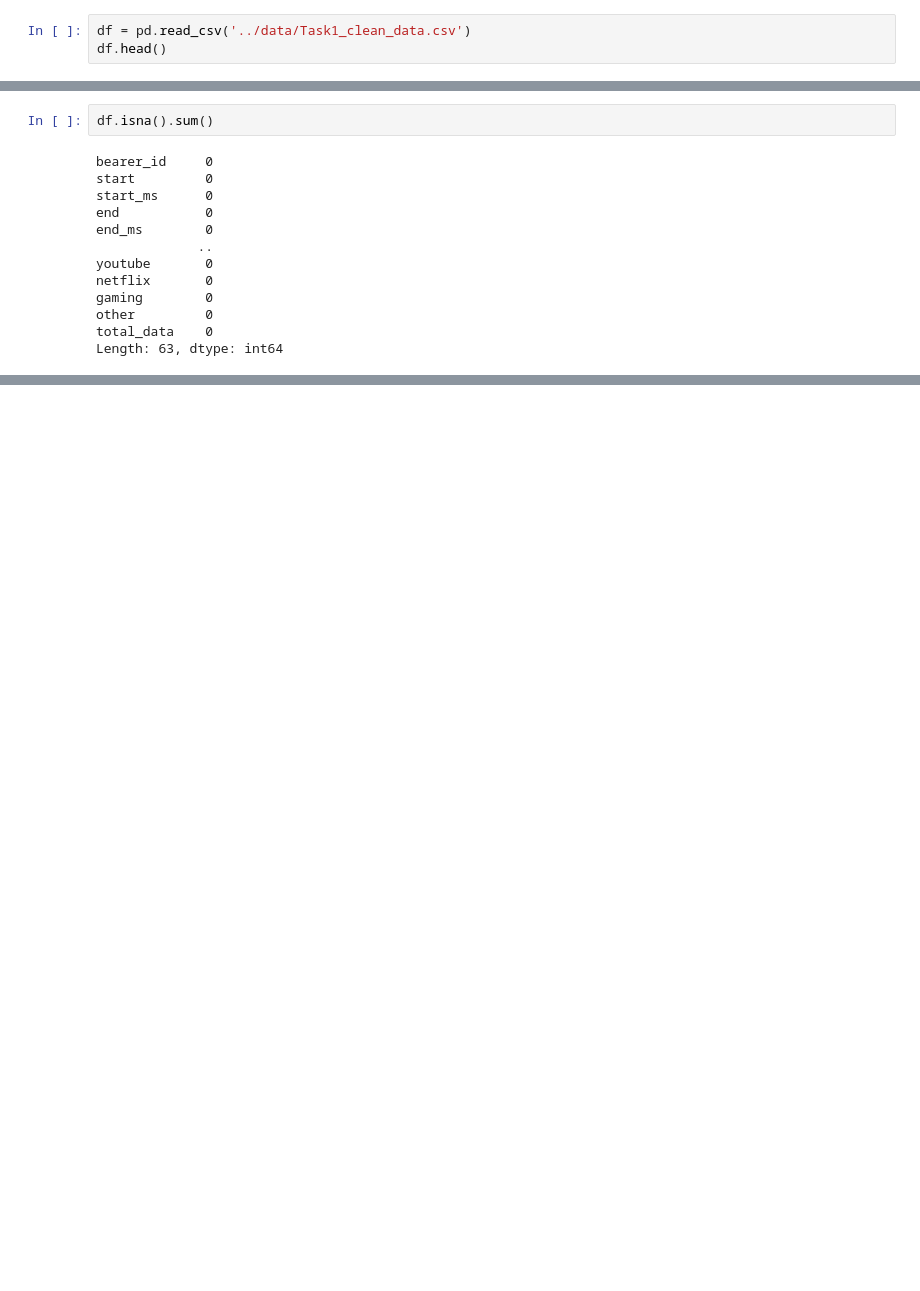
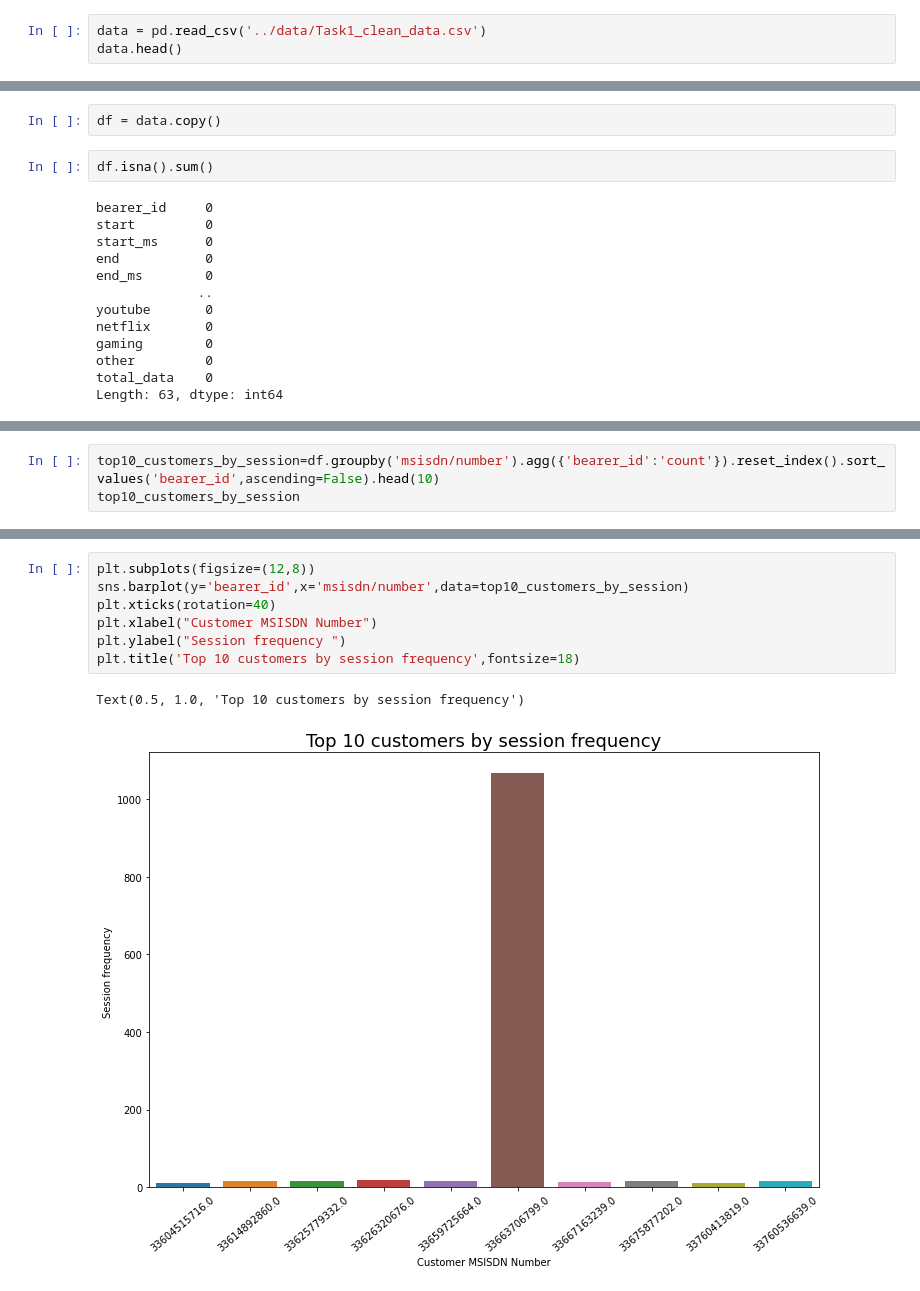
Before and after one commit to HenokD11/Analytics-Telecom-Data, a Jupyter notebook: notebooks/UserEngagement_Task2.ipynb, the cells around one changed output, grey strips where cells are left out. Saved outputs shown, nothing was run; the diff lists cells and outputs as text; blank space fills up the shorter version.

Commit message:
user engagement and useroverview data

```diff
--- a/notebooks/UserEngagement_Task2.ipynb
+++ b/notebooks/UserEngagement_Task2.ipynb
@@ -75,8 +75,8 @@ from sklearn.feature_selection import RFE
         2. the duration of the session
         3. the sessions total traffic (download and upload (bytes))
 # %%
-df = pd.read_csv('../data/Task1_clean_data.csv')
-df.head()
+data = pd.read_csv('../data/Task1_clean_data.csv')
+data.head()
 # %% [output]
 |  | bearer_id | start | start_ms | end | end_ms | dur._(ms) | imsi | msisdn/number | imei | ... |
 | 0 | 1.311448e+19 | 2019-04-04 12:01:18 | 770.0 | 2019-04-25 14:35:31 | 662.0 | 1823652.0 | 2.082014e+14 | 3.366496e+10 | 3.552121e+13 | ... |
@@ -85,6 +85,8 @@ df.head()
 | 3 | 1.311448e+19 | 2019-04-10 00:31:25 | 486.0 | 2019-04-25 07:36:35 | 171.0 | 1321509.0 | 2.082014e+14 | 3.375034e+10 | 3.535661e+13 | ... |
 | 4 | 1.311448e+19 | 2019-04-12 20:10:23 | 565.0 | 2019-04-25 10:40:32 | 954.0 | 1089009.0 | 2.082014e+14 | 3.369980e+10 | 3.540701e+13 | ... |
 5 rows × 63 columns
+# %%
+df = data.copy()
 # %%
 df.isna().sum()
 # %% [output]
@@ -102,0 +130,3 @@ Length: 63, dtype: int64
+# %%
+top10_customers_by_session=df.groupby('msisdn/number').agg({'bearer_id':'count'}).reset_index().sort_values('bearer_id',ascending=False).head(10)
+top10_customers_by_session
@@ -102,0 +145,10 @@ Length: 63, dtype: int64
+# %%
+plt.subplots(figsize=(12,8))
+sns.barplot(y='bearer_id',x='msisdn/number',data=top10_customers_by_session)
+plt.xticks(rotation=40)
+plt.xlabel("Customer MSISDN Number")
+plt.ylabel("Session frequency ")
+plt.title('Top 10 customers by session frequency',fontsize=18)
+# %% [output]
+Text(0.5, 1.0, 'Top 10 customers by session frequency')
+[figure, added]
```
Also changed, not shown: parts of 6 cells of this notebook.
